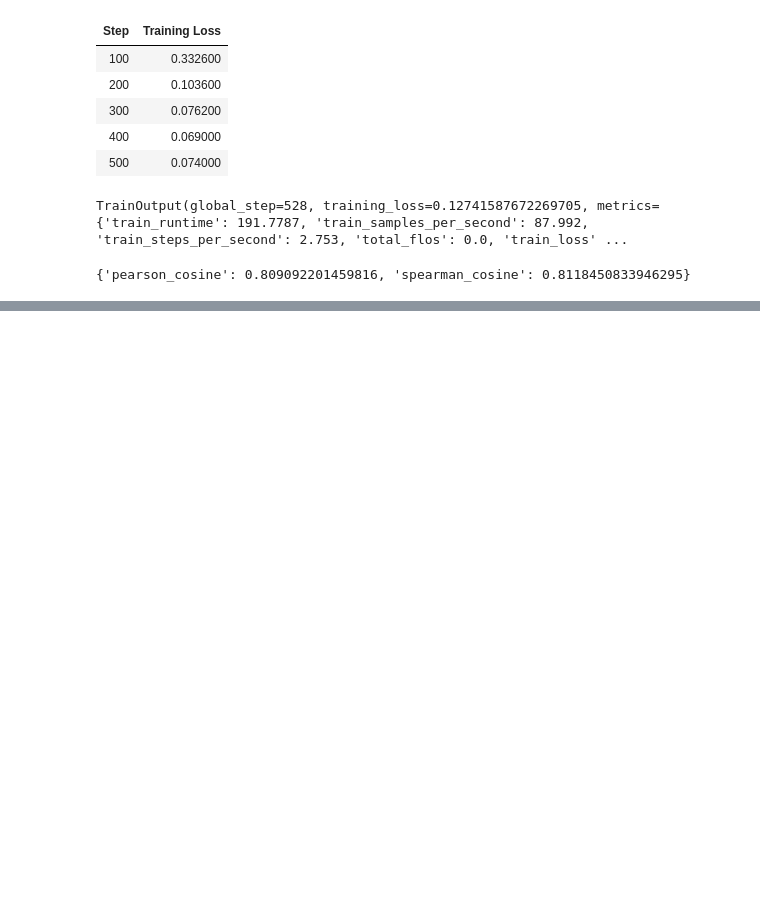
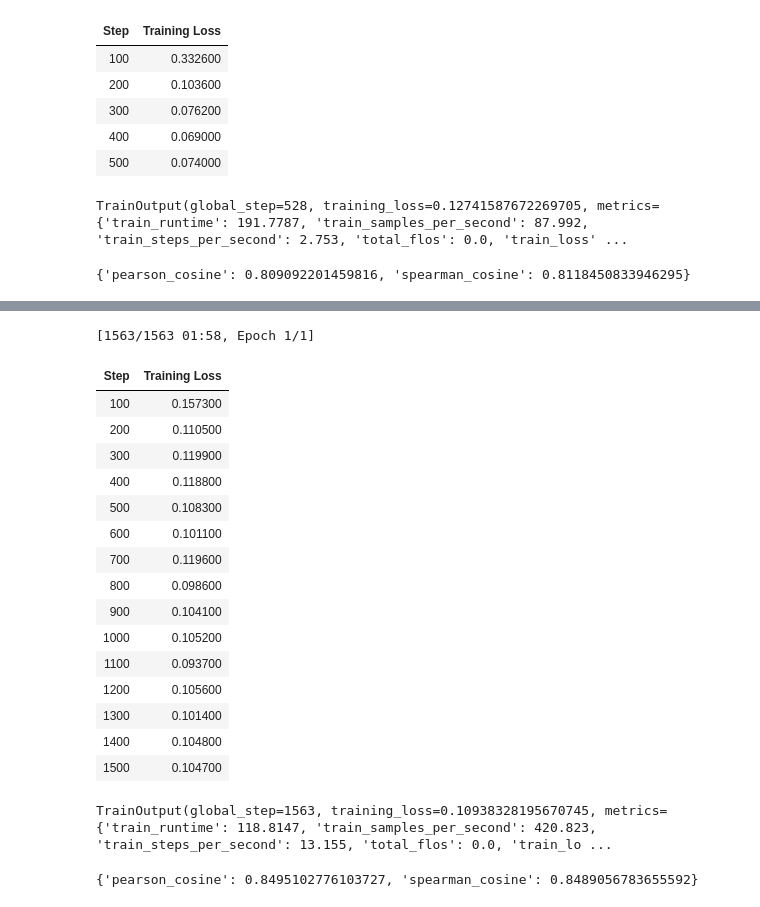
Before and after one commit to Samin-Sadaf7/Book-of-LLMs, a Jupyter notebook: HandsOnLLM_10.ipynb, the cells around one changed output, grey strips where cells are left out. Saved outputs shown, nothing was run; the diff lists cells and outputs as text; code cells hidden in the pictures; blank space fills up the shorter version.

Commit message:
Supervised learning to finetune embedding model all mini LMl6 v2 sentence transformers and finally MNR Losses

```diff
--- a/HandsOnLLM_10.ipynb
+++ b/HandsOnLLM_10.ipynb
@@ -311,3 +311,56 @@ import torch
 
 gc.collect()
 torch.cuda.empty_cache()
+# %%
+from datasets import load_dataset
+from sentence_transformers.evaluation import EmbeddingSimilarityEvaluator
+#Load MNLI dataset from GLUE
+#0 = entailment, 1= neutral, 2=contradiction
+train_dataset = load_dataset(
+    "glue",
+    "mnli",
+    split="train"
+).select(range(50_000))
+train_dataset = train_dataset.remove_columns("idx")
+
+#Create an embedding similarity evaluator for stsb
+val_sts =  load_dataset('glue', 'stsb', split='validation')
+evaluator = EmbeddingSimilarityEvaluator(
+    sentences1=val_sts["sentence1"],
+    sentences2=val_sts["sentence2"],
+    scores=[score/5 for score in val_sts["label"]],
+    main_similarity="cosine"
+)
+# %%
+from sentence_transformers import losses, SentenceTransformer
+from sentence_transformers.training_args import SentenceTransformerTrainingArguments
+from sentence_transformers.trainer import SentenceTransformerTrainer
+
+#Define the model
+embedding_model = SentenceTransformer("sentence-transformers/all-MiniLM-L6-v2")
+
+#Define the loss function
+train_loss = losses.MultipleNegativesRankingLoss(model=embedding_model)
+
+#Define training arguments
+args = SentenceTransformerTrainingArguments(
+    output_dir="finetuned_embedding_model",
+    num_train_epochs=1,
+    per_device_train_batch_size=32,
+    per_device_eval_batch_size=32,
+    warmup_steps=100,
+    fp16=True,
+    eval_steps=100,
+    logging_steps=100,
+)
+
+#Train model
+trainer = SentenceTransformerTrainer(
+    model=embedding_model,
+    args=args,
+    train_dataset=train_dataset,
+    loss=train_loss,
+    evaluator=evaluator
+)
+trainer.train()
+# %% [output]
@@ -313,0 +369,23 @@ torch.cuda.empty_cache()
+[1563/1563 01:58, Epoch 1/1]
+| Step | Training Loss |
+| 100 | 0.157300 |
+| 200 | 0.110500 |
+| 300 | 0.119900 |
+| 400 | 0.118800 |
+| 500 | 0.108300 |
+| 600 | 0.101100 |
+| 700 | 0.119600 |
+| 800 | 0.098600 |
+| 900 | 0.104100 |
+| 1000 | 0.105200 |
+| 1100 | 0.093700 |
+| 1200 | 0.105600 |
+| 1300 | 0.101400 |
+| 1400 | 0.104800 |
+| 1500 | 0.104700 |
+TrainOutput(global_step=1563, training_loss=0.10938328195670745, metrics={'train_runtime': 118.8147, 'train_samples_per_second': 420.823, 'train_steps_per_second': 13.155, 'total_flos': 0.0, 'train_lo ...
+# %%
+#Evaluate our training model
+evaluator(embedding_model)
+# %% [output]
+{'pearson_cosine': 0.8495102776103727, 'spearman_cosine': 0.8489056783655592}
```
Also changed, not shown: parts of 1 cell of this notebook.
